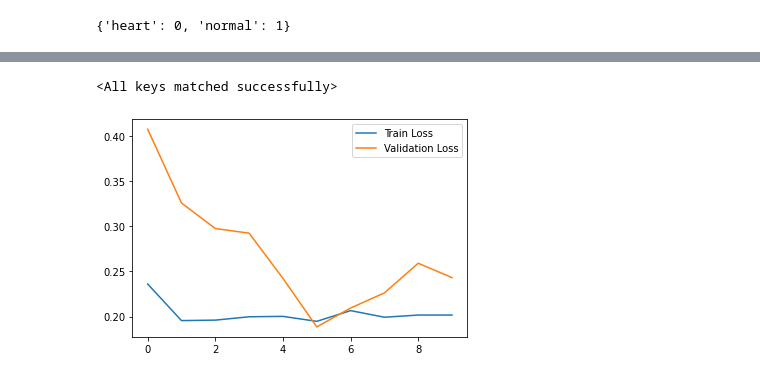
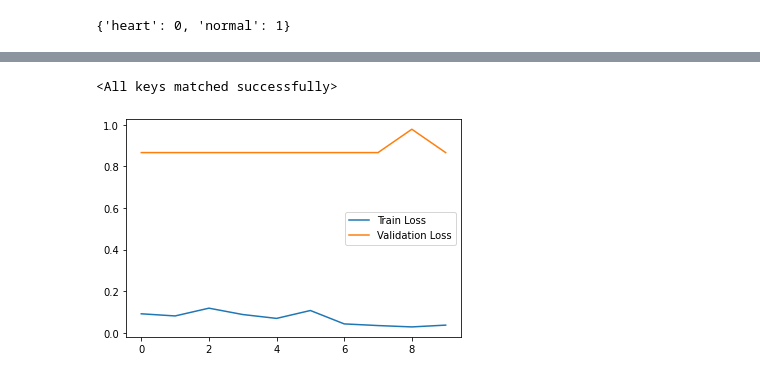
Before and after one commit to arohanajit/ecg-covid, a Jupyter notebook: Untitled14.ipynb, the cells around one changed output, grey strips where cells are left out. Drawn from its saved outputs; the diff is of its cells as text; code cells hidden in the pictures.

```diff
--- a/Untitled14.ipynb
+++ b/Untitled14.ipynb
@@ -186,12 +186,12 @@ loaders = {
 }
 # %%
 #Model definition
-model = torchvision.models.mobilenet_v3_small(pretrained=True)
-num_ftrs =  model.classifier[3].in_features
+model = torchvision.models.vgg16(pretrained=True)
+num_ftrs =  model.classifier[6].in_features
 for params in model.features.parameters():
     params.requires_grad = False
 
-model.classifier[3] = nn.Linear(num_ftrs, 2)
+model.classifier[6] = nn.Linear(num_ftrs, 2)
 model = model.to(device)
 # Weights for Cross Entropy Loss
 # normedWeights = [1 - (x / sum(class_sample_count)) for x in class_sample_count]
@@ -223,2 +223,2 @@ FOLD ACCURACY : 0.9731182795698925
 <All keys matched successfully>
-[figure, old version]
+[figure, new version]
```
Also changed, not shown: parts of 4 cells of this notebook.
